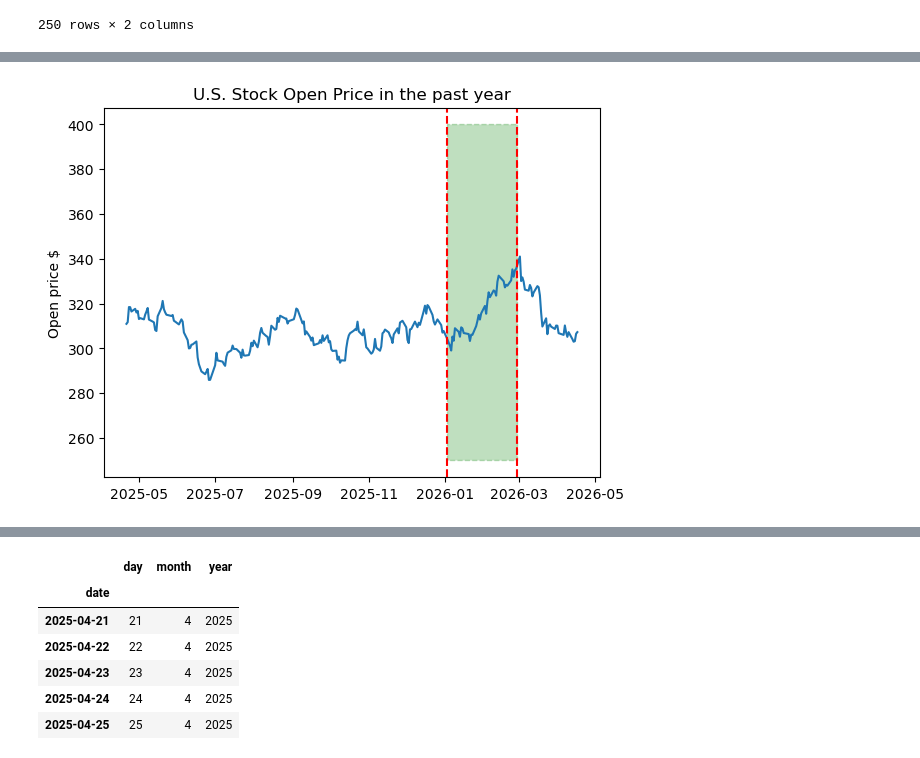
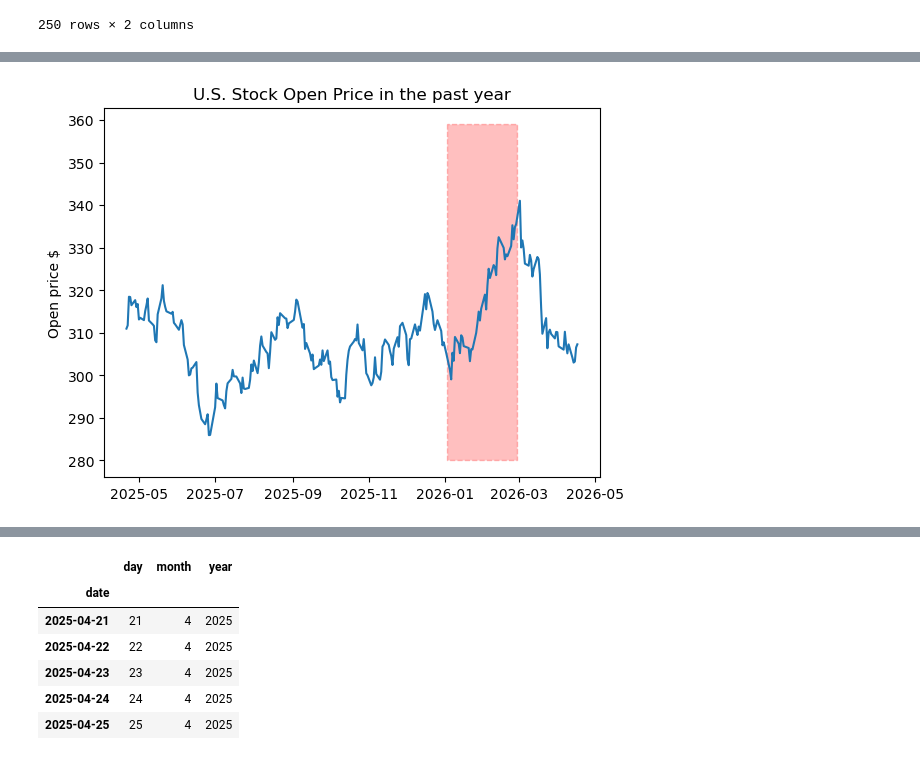
Before and after one commit to Thomas-Nguyen12/NewsApplication, a Jupyter notebook: notebooks/time_series_analysis.ipynb, the cells around one changed output, grey strips where cells are left out. Drawn from its saved outputs; the diff is of its cells as text; code cells hidden in the pictures.

```diff
--- a/notebooks/time_series_analysis.ipynb
+++ b/notebooks/time_series_analysis.ipynb
@@ -674,0 +796,10 @@ plt.show()
+# %%
+df['ma50'] = df['adjusted_close'].rolling(50).mean()
+df['ma200'] = df['adjusted_close'].rolling(200).mean()
+
+fig, ax1=plt.subplots()
+
+ax1.scatter(df['date'], df['ma50'], label='50-day MA', color='green', linewidth=1)
+ax1.scatter(df['date'], df['ma200'], label='200-day MA', color='red', linewidth=1)
+
+plt.show()
@@ -724,14 +881,2 @@ open_price
 # %%
 open_price.drop(['date'],axis=1, inplace=True)
-# %%
-X = open_price.index
-y=open_price.open
-
-len(X)
-
-open_price = open_price.sort_values(['date'], ascending=True)
-
-# 250 rows. the testing should be hte last 20% (50) rows
-
-train = open_price.head(200)
-test = open_price.tail(50)
@@ -870,0 +899,2 @@ plt.show()
+# %%
+open_price.index = pd.to_datetime(df['date'])
@@ -877,12 +961,17 @@ from xgboost import XGBRegressor
 open_price['day'] = open_price.index.day
 open_price['month'] = open_price.index.month
 open_price['year'] = open_price.index.year
+open_price = open_price.sort_index(ascending=True)
+X = open_price[['day', 'month', 'year', 'lagged_volume', 'lagged_high', 'lagged_low']]
 
-X = open_price[['day', 'month', 'year']]
-X_train = X.head(170)
-X_test = X.tail(80)
+# deleting the first row
+X.drop(['2025-04-21'], axis=0, inplace=True)
+
+
+X_train = X.head(175)
+X_test = X.tail(75)
 
 
 
-Y_train = open_price['open'].head(170).values.reshape(-1,1)
-Y_test = open_price.open.tail(80).values.reshape(-1,1)
+Y_train = open_price['open'].head(175).values.reshape(-1,1)
+Y_test = open_price.open.tail(75).values.reshape(-1,1)
@@ -941,21 +1021,18 @@ plt.legend(['actual', 'prediction'])
 # %%
 plt.plot(open_price.index, open_price.open)
 
 
 
 
-plt.axvline(x=pd.to_datetime('2026-02-28'), linestyle='--', color='r')
-plt.axvline(x=pd.to_datetime('2026-01-03'), linestyle='--', color='r')
 
-
-plt.fill_between(['2026-01-03', '2026-02-28'], 250, 400, linestyle='--', alpha=0.25, color='g')
+plt.fill_between(['2026-01-03', '2026-02-28'], 280, 359, linestyle='--', alpha=0.25, color='r')
 
 plt.title("U.S. Stock Open Price in the past year")
 plt.ylabel("Open price $")
 
 plt.show()
 # %% [output]
-[figure, old version]
+[figure, new version]
 # %%
 # metrics
 
```
Also changed, not shown: parts of 40 cells of this notebook.
